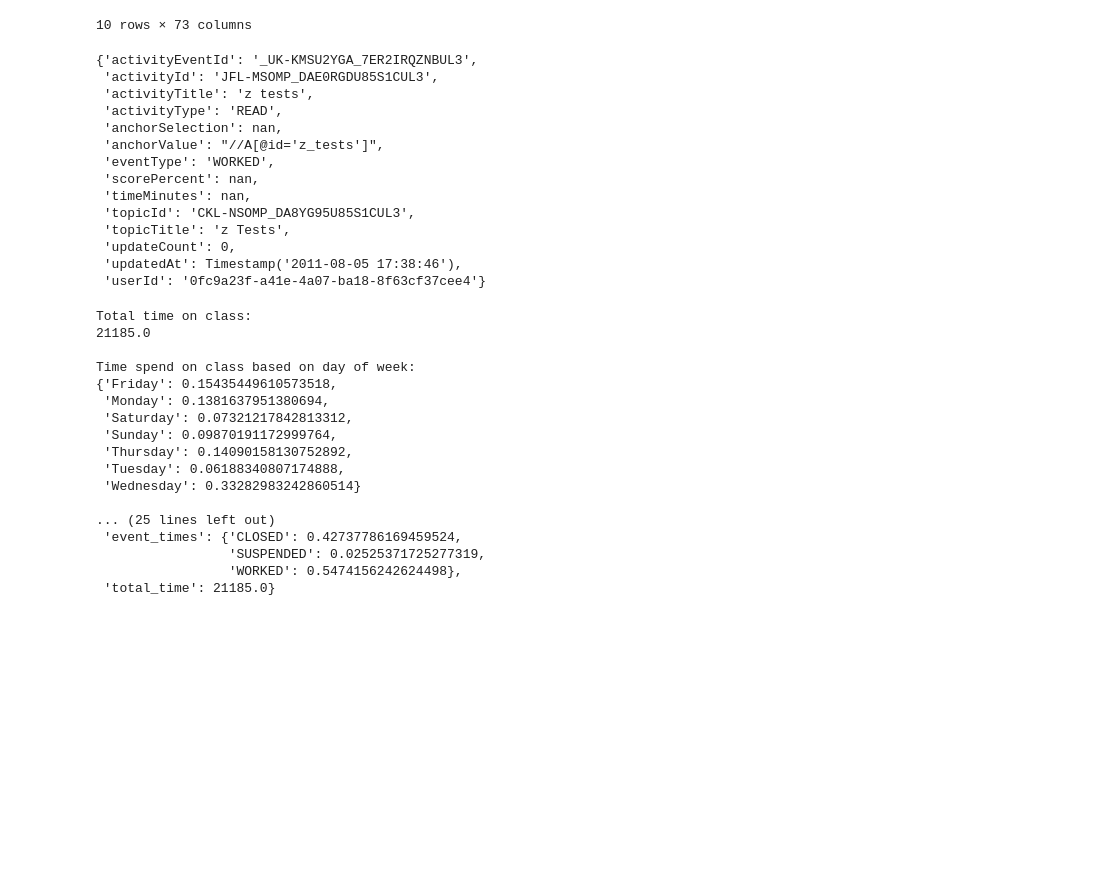
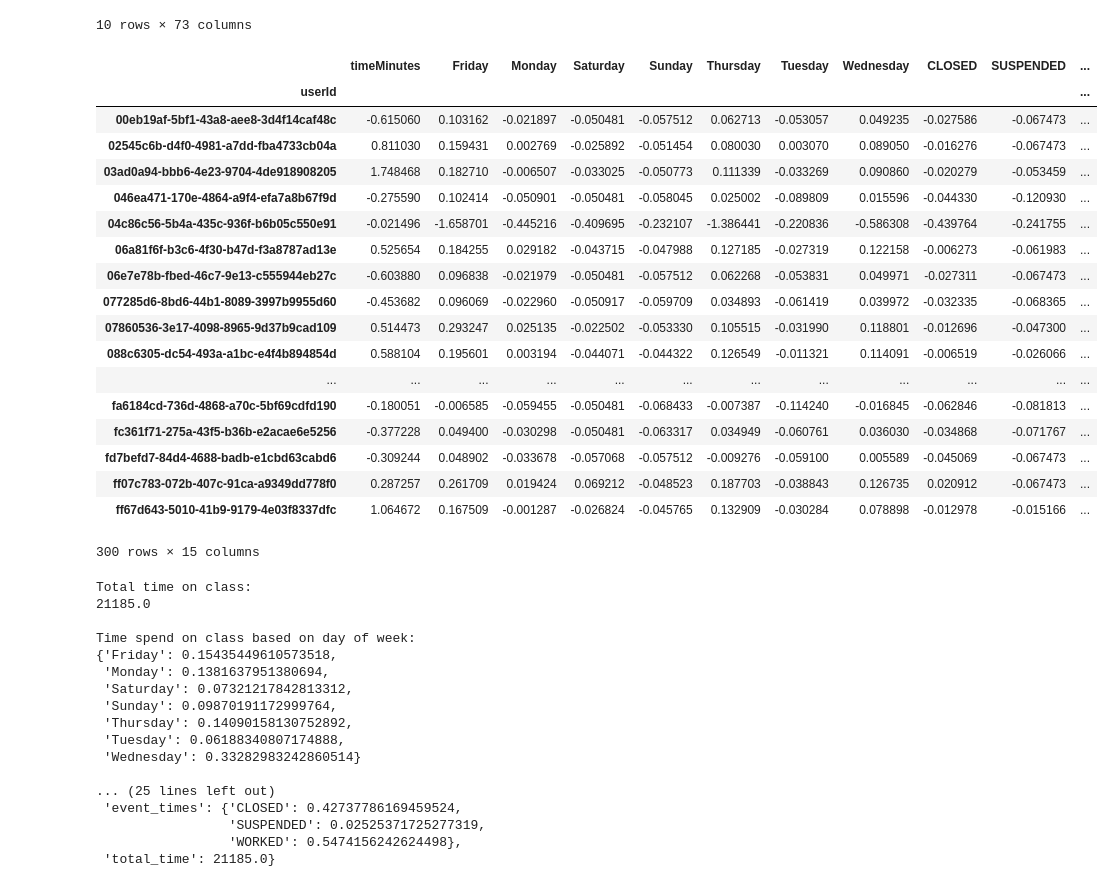
Before and after one commit to jasonost/info290final, a Jupyter notebook: ReadOnSophicData.ipynb, the cells around one changed output. Cells and saved outputs as stored; diff of their text form; code cells hidden in the pictures; blank space fills up the shorter version.

Commit message:
Updates using pandas instead of dict

```diff
--- a/ReadOnSophicData.ipynb
+++ b/ReadOnSophicData.ipynb
@@ -5,7 +6,7 @@ pd.set_option('max_colwidth', 200)
 # %% [markdown]
 Read 2011 data
 # %%
-base_path = './data/'
+base_path = '../data/'
 file_2011 = 'stark_2011_events.csv'
 grades_2011 = 'anonymized11.csv'
 # %%
@@ -152,17 +152,0 @@ grades_rowdict = grades.T.to_dict()
-# %%
-events_rowdict[1378149]
-# %% [output]
-{'activityEventId': '_UK-KMSU2YGA_7ER2IRQZNBUL3',
- 'activityId': 'JFL-MSOMP_DAE0RGDU85S1CUL3',
- 'activityTitle': 'z tests',
- 'activityType': 'READ',
- 'anchorSelection': nan,
- 'anchorValue': "//A[@id='z_tests']",
- 'eventType': 'WORKED',
- 'scorePercent': nan,
- 'timeMinutes': nan,
- 'topicId': 'CKL-NSOMP_DA8YG95U85S1CUL3',
- 'topicTitle': 'z Tests',
- 'updateCount': 0,
- 'updatedAt': Timestamp('2011-08-05 17:38:46'),
- 'userId': '0fc9a23f-a41e-4a07-ba18-8f63cf37cee4'}
@@ -260,3 +155,56 @@ for key in user_data:
+# %%
+# Vincent's Timing Features for User
+
+# Based on panda's implementation of dayofweek
+day_of_week = {0: 'Monday',
+               1: 'Tuesday',
+               2: 'Wednesday',
+               3: 'Thursday',
+               4: 'Friday',
+               5: 'Saturday',
+               6: 'Sunday'}
+
+# calculate time features
+events = events[(events.activityType != 'DISCUSS') &
+                (events.eventType != 'OPENED') &
+                (events.timeMinutes.apply(lambda x: pd.notnull(x)))]
+total_time = events.groupby('userId').timeMinutes.sum()
+day_time = events.groupby(['userId',events.updatedAt.apply(lambda x: day_of_week[x.dayofweek])]).timeMinutes.sum().unstack()
+event_time = events.groupby(['userId','eventType']).timeMinutes.sum().unstack()
+activity_time = events.groupby(['userId',events.activityType.apply(lambda x: 'WATCH' if x == 'LISTEN' else x)]).timeMinutes.sum().unstack()
+
+# create full dataframe
+train_features = pd.DataFrame(total_time).join(day_time).join(event_time).join(activity_time).fillna(0)
+
+#todo: add Jason's and Yu's features to
+
+# calculate percents and z-score columns
+for feat in train_features.keys():
+    if feat != 'timeMinutes':
+        train_features[feat] = train_features[feat] / train_features.timeMinutes
+    train_features[feat] = stats.mstats.zscore(train_features[feat])
+# %%
+train_features
+# %% [output]
+|  | timeMinutes | Friday | Monday | Saturday | Sunday | Thursday | Tuesday | Wednesday | CLOSED | SUSPENDED | ... |
+| userId |  |  |  |  |  |  |  |  |  |  | ... |
+| 00eb19af-5bf1-43a8-aee8-3d4f14caf48c | -0.615060 | 0.103162 | -0.021897 | -0.050481 | -0.057512 | 0.062713 | -0.053057 | 0.049235 | -0.027586 | -0.067473 | ... |
+| 02545c6b-d4f0-4981-a7dd-fba4733cb04a | 0.811030 | 0.159431 | 0.002769 | -0.025892 | -0.051454 | 0.080030 | 0.003070 | 0.089050 | -0.016276 | -0.067473 | ... |
+| 03ad0a94-bbb6-4e23-9704-4de918908205 | 1.748468 | 0.182710 | -0.006507 | -0.033025 | -0.050773 | 0.111339 | -0.033269 | 0.090860 | -0.020279 | -0.053459 | ... |
+| 046ea471-170e-4864-a9f4-efa7a8b67f9d | -0.275590 | 0.102414 | -0.050901 | -0.050481 | -0.058045 | 0.025002 | -0.089809 | 0.015596 | -0.044330 | -0.120930 | ... |
+| 04c86c56-5b4a-435c-936f-b6b05c550e91 | -0.021496 | -1.658701 | -0.445216 | -0.409695 | -0.232107 | -1.386441 | -0.220836 | -0.586308 | -0.439764 | -0.241755 | ... |
+| 06a81f6f-b3c6-4f30-b47d-f3a8787ad13e | 0.525654 | 0.184255 | 0.029182 | -0.043715 | -0.047988 | 0.127185 | -0.027319 | 0.122158 | -0.006273 | -0.061983 | ... |
+| 06e7e78b-fbed-46c7-9e13-c555944eb27c | -0.603880 | 0.096838 | -0.021979 | -0.050481 | -0.057512 | 0.062268 | -0.053831 | 0.049971 | -0.027311 | -0.067473 | ... |
+| 077285d6-8bd6-44b1-8089-3997b9955d60 | -0.453682 | 0.096069 | -0.022960 | -0.050917 | -0.059709 | 0.034893 | -0.061419 | 0.039972 | -0.032335 | -0.068365 | ... |
+| 07860536-3e17-4098-8965-9d37b9cad109 | 0.514473 | 0.293247 | 0.025135 | -0.022502 | -0.053330 | 0.105515 | -0.031990 | 0.118801 | -0.012696 | -0.047300 | ... |
+| 088c6305-dc54-493a-a1bc-e4f4b894854d | 0.588104 | 0.195601 | 0.003194 | -0.044071 | -0.044322 | 0.126549 | -0.011321 | 0.114091 | -0.006519 | -0.026066 | ... |
+| ... | ... | ... | ... | ... | ... | ... | ... | ... | ... | ... | ... |
+| fa6184cd-736d-4868-a70c-5bf69cdfd190 | -0.180051 | -0.006585 | -0.059455 | -0.050481 | -0.068433 | -0.007387 | -0.114240 | -0.016845 | -0.062846 | -0.081813 | ... |
+| fc361f71-275a-43f5-b36b-e2acae6e5256 | -0.377228 | 0.049400 | -0.030298 | -0.050481 | -0.063317 | 0.034949 | -0.060761 | 0.036030 | -0.034868 | -0.071767 | ... |
+| fd7befd7-84d4-4688-badb-e1cbd63cabd6 | -0.309244 | 0.048902 | -0.033678 | -0.057068 | -0.057512 | -0.009276 | -0.059100 | 0.005589 | -0.045069 | -0.067473 | ... |
+| ff07c783-072b-407c-91ca-a9349dd778f0 | 0.287257 | 0.261709 | 0.019424 | 0.069212 | -0.048523 | 0.187703 | -0.038843 | 0.126735 | 0.020912 | -0.067473 | ... |
+| ff67d643-5010-41b9-9179-4e03f8337dfc | 1.064672 | 0.167509 | -0.001287 | -0.026824 | -0.045765 | 0.132909 | -0.030284 | 0.078898 | -0.012978 | -0.015166 | ... |
+300 rows × 15 columns
 # %%
 # # Jordeen adding features for scores
 # for key in grades_rowdict:
```
Also changed, not shown: parts of 9 cells of this notebook, 1 other file.
